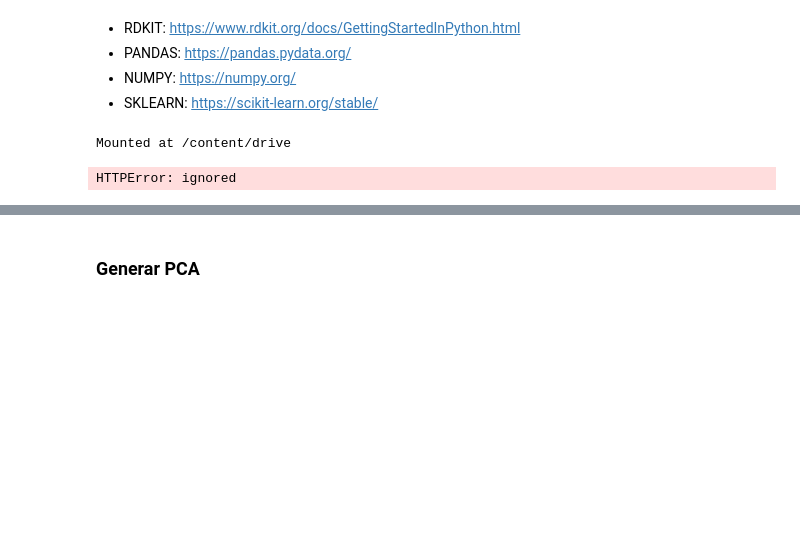
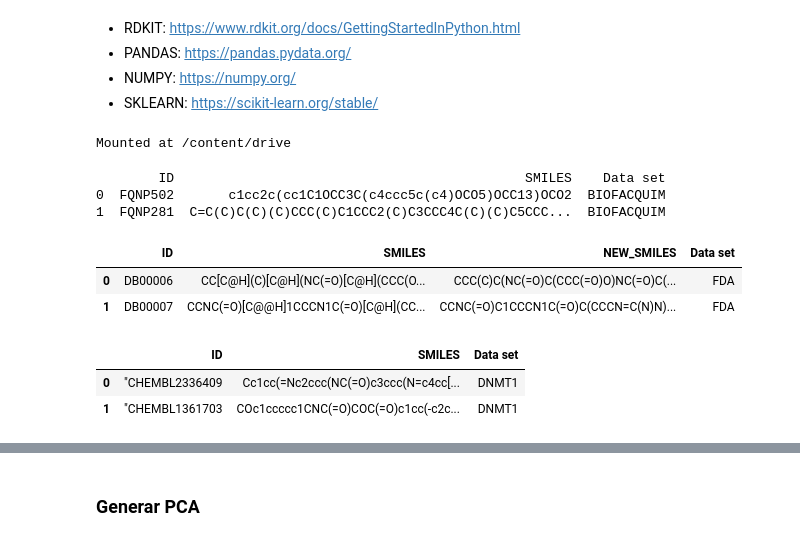
Before and after one commit to DIFACQUIM/Cursos, a Jupyter notebook: 4_Espacio_Químico_PCA.ipynb, the cells around one changed output, grey strips where cells are left out. Cells and saved outputs as stored; diff of their text form; code cells hidden in the pictures; blank space fills up the shorter version.

```diff
--- a/4_Espacio_Químico_PCA.ipynb
+++ b/4_Espacio_Químico_PCA.ipynb
@@ -97,21 +94,31 @@ Mounted at /content/drive
 # %%
 # Leer bases de datos
 #BIOFACQUIM
-url_biofacquim = "https://raw.githubusercontent.com/DIFACQUIM/Cursos/main/Espacio_quimico/Datasets/BIOFACQUIM.V2_curada.csv"
+url_biofacquim = "https://raw.githubusercontent.com/DIFACQUIM/Cursos/main/Pre-simposio%20QF/Espacio_quimico/Datasets/BIOFACQUIM.V2_curada.csv"
 BIOFACQUIM = pd.read_csv(url_biofacquim)
 print(BIOFACQUIM.head(2))
 # %% [output]
-HTTPError: ignored
+        ID                                             SMILES    Data set
+0  FQNP502       c1cc2c(cc1C1OCC3C(c4ccc5c(c4)OCO5)OCC13)OCO2  BIOFACQUIM
+1  FQNP281  C=C(C)C(C)(C)CCC(C)C1CCC2(C)C3CCC4C(C)(C)C5CCC...  BIOFACQUIM
 # %%
 # Leer bases de datos
 
 #FDA
-url_fda = "https://raw.githubusercontent.com/DIFACQUIM/Cursos/main/Espacio_quimico/Datasets/FDA_2022_july_05_curada.csv"
+url_fda = "https://raw.githubusercontent.com/DIFACQUIM/Cursos/main/Pre-simposio%20QF/Espacio_quimico/Datasets/FDA_2022_july_05_curada.csv"
 FDA = pd.read_csv(url_fda)
 FDA.head(2)
+# %% [output]
+|  | ID | SMILES | NEW_SMILES | Data set |
+| 0 | DB00006 | CC[C@H](C)[C@H](NC(=O)[C@H](CCC(O... | CCC(C)C(NC(=O)C(CCC(=O)O)NC(=O)C(... | FDA |
+| 1 | DB00007 | CCNC(=O)[C@@H]1CCCN1C(=O)[C@H](CC... | CCNC(=O)C1CCCN1C(=O)C(CCCN=C(N)N)... | FDA |
 # %%
 # Leer base de datos
 #DNMT1
-url_dnmt1 = "https://raw.githubusercontent.com/DIFACQUIM/Cursos/main/Espacio_quimico/Datasets/DNMT1_curada.csv"
+url_dnmt1 = "https://raw.githubusercontent.com/DIFACQUIM/Cursos/main/Pre-simposio%20QF/Espacio_quimico/Datasets/DNMT1_curada.csv"
 DNMT1 = pd.read_csv(url_dnmt1)
 DNMT1.head(2)
+# %% [output]
+|  | ID | SMILES | Data set |
+| 0 | "CHEMBL2336409 | Cc1cc(=Nc2ccc(NC(=O)c3ccc(N=c4cc[... | DNMT1 |
+| 1 | "CHEMBL1361703 | COc1ccccc1CNC(=O)COC(=O)c1cc(-c2c... | DNMT1 |
```
Also changed, not shown: parts of 31 cells of this notebook.
